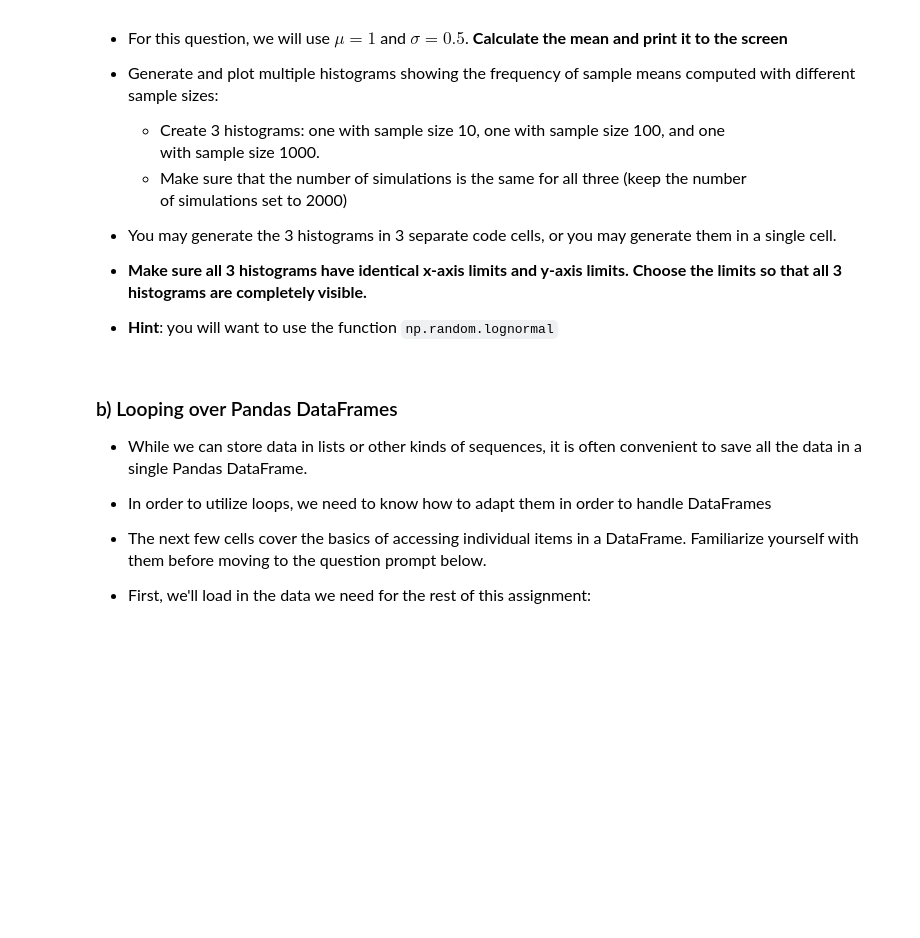
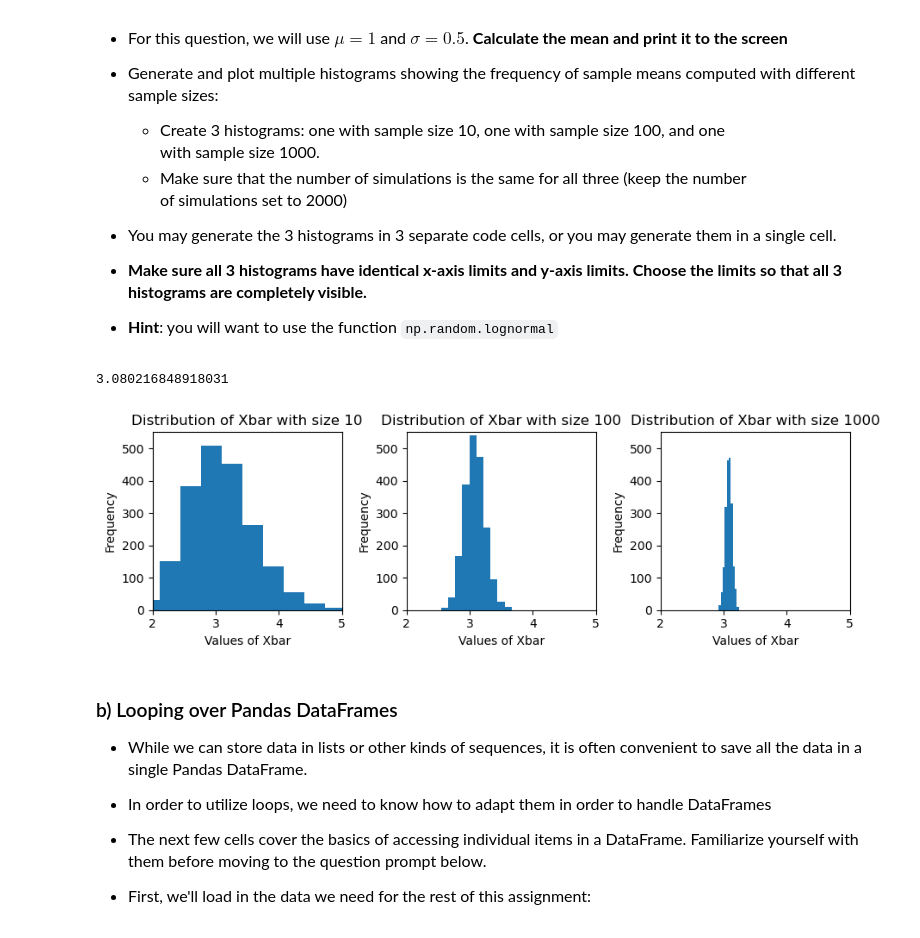
Before and after one commit to ArroyoAbby/datasci151spring2026, a Jupyter notebook: _assignments/assignment_5/Assignment5 copy.ipynb, the cells around one changed output. Saved outputs shown, nothing was run; the diff lists cells and outputs as text; code cells hidden in the pictures; blank space fills up the shorter version.

```diff
--- a/_assignments/assignment_5/Assignment5 copy.ipynb
+++ b/_assignments/assignment_5/Assignment5 copy.ipynb
@@ -50,42 +50,71 @@ import matplotlib.pyplot as plt
 # %%
 # complete the code
 
 # you can do the problem in one code cell, or you can handle each sample size in a separate cell.
+calculated_mean = np.exp(1 + (0.5**2)/2)
+print(calculated_mean)
+fig, subfig_array = plt.subplots(1, 3, figsize = (9,3))
 
 ########### Sample Size 10
 
 np.random.seed(1234) # set the seed for reproducibility
 num_simulations = 2000
 
 # perform simulations, create histogram
-
+sample_size = 10
+vec_xbar = np.zeros(num_simulations)
+for iteration in range(num_simulations):
+    vec_lognorm  = np.random.lognormal(1, 0.5, sample_size)
+    vec_xbar[iteration] = vec_lognorm.mean()
+subfig_array[0].hist(vec_xbar)
+subfig_array[0].set_xlim(2,5)
+subfig_array[0].set_ylim(0,550)
+subfig_array[0].set_title("Distribution of Xbar with size 10")
+subfig_array[0].set_ylabel("Frequency")
+subfig_array[0].set_xlabel("Values of Xbar")
 
 
 ########### Sample Size 100
 
 np.random.seed(1234) # set the seed for reproducibility
 num_simulations = 2000
 
 # perform simulations, create histogram
-
-
+sample_size = 100
+vec_xbar = np.zeros(num_simulations)
+for iteration in range(num_simulations):
+    vec_lognorm  = np.random.lognormal(1, 0.5, sample_size)
+    vec_xbar[iteration] = vec_lognorm.mean()
+subfig_array[1].hist(vec_xbar)
+subfig_array[1].set_xlim(2,5)
+subfig_array[1].set_ylim(0,550)
+subfig_array[1].set_title("Distribution of Xbar with size 100")
+subfig_array[1].set_ylabel("Frequency")
+subfig_array[1].set_xlabel("Values of Xbar")
 
 ########### Sample Size 1000
 
 np.random.seed(1234) # set the seed for reproducibility
 num_simulations = 2000
 
 # perform simulations, create histogram
 
+sample_size = 1000
+vec_xbar = np.zeros(num_simulations)
+for iteration in range(num_simulations):
+    vec_lognorm  = np.random.lognormal(1, 0.5, sample_size)
+    vec_xbar[iteration] = vec_lognorm.mean()
+subfig_array[2].hist(vec_xbar)
+subfig_array[2].set_xlim(2,5)
+subfig_array[2].set_ylim(0,550)
+subfig_array[2].set_title("Distribution of Xbar with size 1000")
+subfig_array[2].set_ylabel("Frequency")
+subfig_array[2].set_xlabel("Values of Xbar")
 
-#without subfigures
-plt.hist(vec_xbar)
-plt.title("smth")
-plt.ylabel("smth")
-plt.xlabel("smth")
-plt.xlim(-2,2)
-plt.ylim(0,550)
-plt.show()
+plt.tight_layout()
+# %% [output]
+3.080216848918031
+[figure, added]
 # %% [markdown]
 ### b) Looping over Pandas DataFrames
 
```
Also changed, not shown: parts of 9 cells of this notebook, 1 other file.
